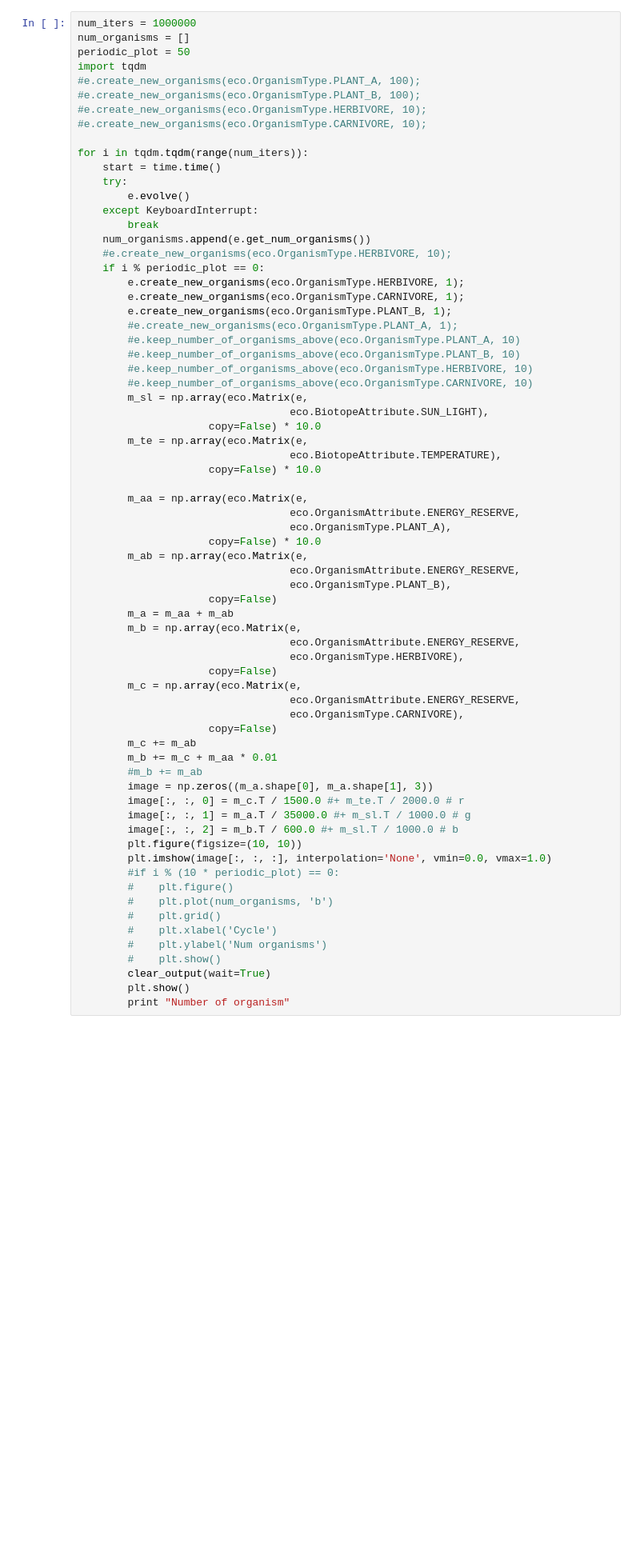
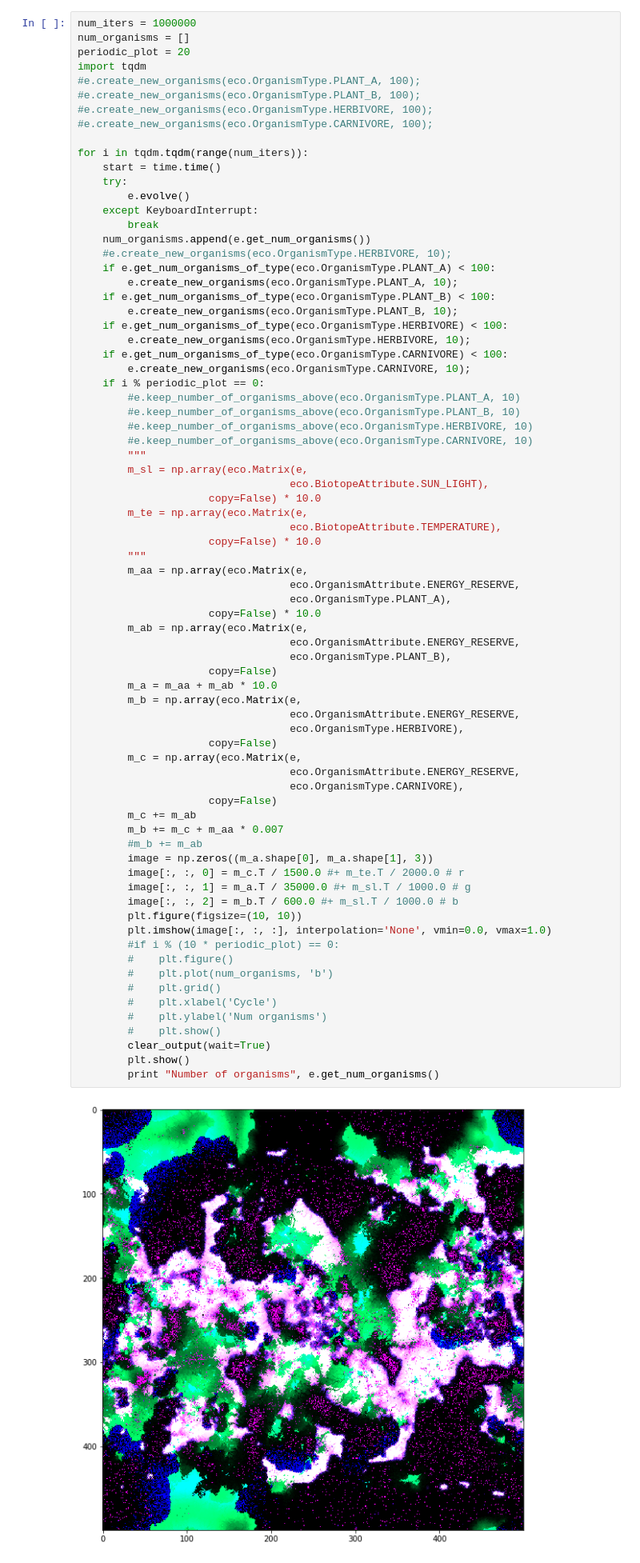
Before and after one commit to salasgar/Ecosystems, a Jupyter notebook: pruebas_cpp/ecosystems_analysis.ipynb, the cells around one changed output. Shown: that part at 80% size. Drawn from its saved outputs; the diff is of its cells as text; blank space fills up the shorter version.

Commit message:
Plant_B fixed

```diff
--- a/pruebas_cpp/ecosystems_analysis.ipynb
+++ b/pruebas_cpp/ecosystems_analysis.ipynb
@@ -36,12 +27,12 @@ init time: 76.48ms
 # %%
 num_iters = 1000000
 num_organisms = []
-periodic_plot = 50
+periodic_plot = 20
 import tqdm
 #e.create_new_organisms(eco.OrganismType.PLANT_A, 100);
 #e.create_new_organisms(eco.OrganismType.PLANT_B, 100);
-#e.create_new_organisms(eco.OrganismType.HERBIVORE, 10);
-#e.create_new_organisms(eco.OrganismType.CARNIVORE, 10);
+#e.create_new_organisms(eco.OrganismType.HERBIVORE, 100);
+#e.create_new_organisms(eco.OrganismType.CARNIVORE, 100);
 
 for i in tqdm.tqdm(range(num_iters)):
     start = time.time()
@@ -51,22 +42,27 @@ for i in tqdm.tqdm(range(num_iters)):
         break
     num_organisms.append(e.get_num_organisms())
     #e.create_new_organisms(eco.OrganismType.HERBIVORE, 10);
+    if e.get_num_organisms_of_type(eco.OrganismType.PLANT_A) < 100:
+        e.create_new_organisms(eco.OrganismType.PLANT_A, 10);
+    if e.get_num_organisms_of_type(eco.OrganismType.PLANT_B) < 100:
+        e.create_new_organisms(eco.OrganismType.PLANT_B, 10);
+    if e.get_num_organisms_of_type(eco.OrganismType.HERBIVORE) < 100:
+        e.create_new_organisms(eco.OrganismType.HERBIVORE, 10);
+    if e.get_num_organisms_of_type(eco.OrganismType.CARNIVORE) < 100:
+        e.create_new_organisms(eco.OrganismType.CARNIVORE, 10);
     if i % periodic_plot == 0:
-        e.create_new_organisms(eco.OrganismType.HERBIVORE, 1);
-        e.create_new_organisms(eco.OrganismType.CARNIVORE, 1);
-        e.create_new_organisms(eco.OrganismType.PLANT_B, 1);
-        #e.create_new_organisms(eco.OrganismType.PLANT_A, 1);
         #e.keep_number_of_organisms_above(eco.OrganismType.PLANT_A, 10)
         #e.keep_number_of_organisms_above(eco.OrganismType.PLANT_B, 10)
         #e.keep_number_of_organisms_above(eco.OrganismType.HERBIVORE, 10)
         #e.keep_number_of_organisms_above(eco.OrganismType.CARNIVORE, 10)
+        """
         m_sl = np.array(eco.Matrix(e,
                                   eco.BiotopeAttribute.SUN_LIGHT),
                      copy=False) * 10.0
         m_te = np.array(eco.Matrix(e,
                                   eco.BiotopeAttribute.TEMPERATURE),
                      copy=False) * 10.0
-
+        """
         m_aa = np.array(eco.Matrix(e,
                                   eco.OrganismAttribute.ENERGY_RESERVE,
                                   eco.OrganismType.PLANT_A),
@@ -74,33 +70,34 @@ for i in tqdm.tqdm(range(num_iters)):
         m_ab = np.array(eco.Matrix(e,
                                   eco.OrganismAttribute.ENERGY_RESERVE,
                                   eco.OrganismType.PLANT_B),
                      copy=False)
-        m_a = m_aa + m_ab
+        m_a = m_aa + m_ab * 10.0
         m_b = np.array(eco.Matrix(e,
                                   eco.OrganismAttribute.ENERGY_RESERVE,
                                   eco.OrganismType.HERBIVORE),
                      copy=False)
         m_c = np.array(eco.Matrix(e,
                                   eco.OrganismAttribute.ENERGY_RESERVE,
                                   eco.OrganismType.CARNIVORE),
                      copy=False)
         m_c += m_ab
-        m_b += m_c + m_aa * 0.01
+        m_b += m_c + m_aa * 0.007
         #m_b += m_ab
         image = np.zeros((m_a.shape[0], m_a.shape[1], 3))
         image[:, :, 0] = m_c.T / 1500.0 #+ m_te.T / 2000.0 # r
         image[:, :, 1] = m_a.T / 35000.0 #+ m_sl.T / 1000.0 # g
         image[:, :, 2] = m_b.T / 600.0 #+ m_sl.T / 1000.0 # b
         plt.figure(figsize=(10, 10))
         plt.imshow(image[:, :, :], interpolation='None', vmin=0.0, vmax=1.0)
         #if i % (10 * periodic_plot) == 0:
         #    plt.figure()
         #    plt.plot(num_organisms, 'b')
         #    plt.grid()
         #    plt.xlabel('Cycle')
         #    plt.ylabel('Num organisms')
         #    plt.show()
         clear_output(wait=True)
         plt.show()
-        print "Number of organism"
+        print "Number of organisms", e.get_num_organisms()
 # %% [output]
+[figure, added]
```
Also changed, not shown: parts of 3 cells of this notebook, 6 other files.
